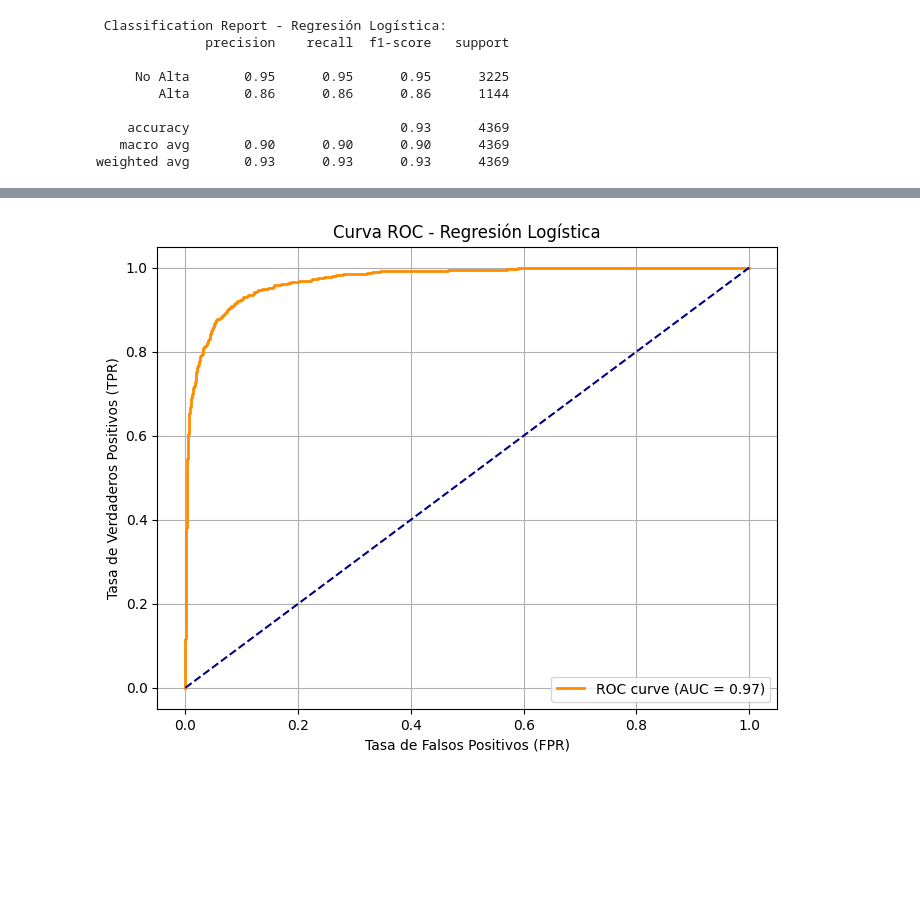
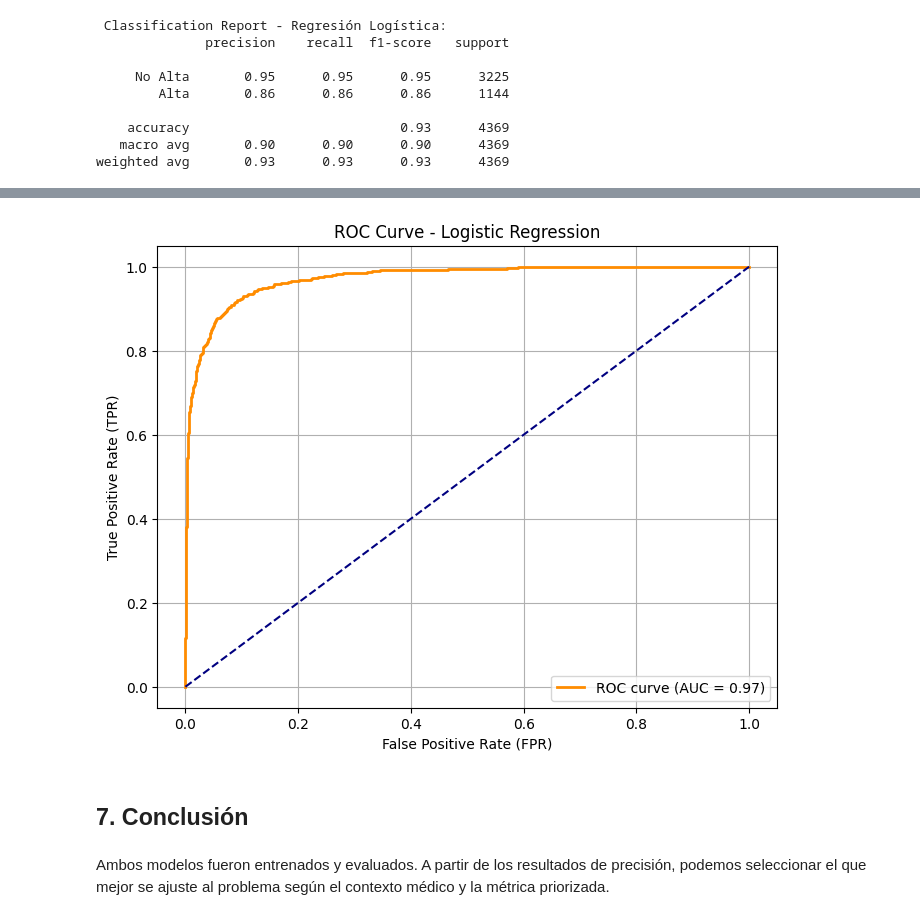
Before and after one commit to Miguestilinski/Proyecto1AM, a Jupyter notebook: Proyecto1.ipynb, the cells around one changed output, grey strips where cells are left out. Drawn from its saved outputs; the diff is of its cells as text; code cells hidden in the pictures; blank space fills up the shorter version.

```diff
--- a/Proyecto1.ipynb
+++ b/Proyecto1.ipynb
@@ -118,7 +130,4 @@ Name: proportion, dtype: float64
 # %%
-# Cargar archivo
-df = pd.read_csv('dataset_elpino.csv', delimiter=';')
-
 # Extraer código numérico del GRD y severidad
 df['GRD_codigo'] = df['GRD'].astype(str).str.extract(r'(\d+)', expand=False)
 df['Severidad'] = df['GRD_codigo'].str[-1]
@@ -207,7 +234,4 @@ plt.show()
 # %%
-# Cargar archivo
-df = pd.read_csv('dataset_elpino.csv', delimiter=';')
-
 # Procesar severidad
 df['GRD_codigo'] = df['GRD'].astype(str).str.extract(r'(\d+)', expand=False)
 df['Severidad'] = df['GRD_codigo'].str[-1]
@@ -250,7 +274,7 @@ X_train, X_test, y_train, y_test = train_test_split(X, y, test_size=0.3, random_
 # Entrenar
 pipeline.fit(X_train, y_train)
 
-# 🔁 Predicción con ajuste de umbral
+# Predicción con ajuste de umbral
 y_proba = pipeline.predict_proba(X_test)[:, 1]
 threshold = 0.35  # Se puede probar con 0.25, 0.35, etc.
 y_pred_custom = (y_proba >= threshold).astype(int)
@@ -258,7 +282,6 @@ y_pred_custom = (y_proba >= threshold).astype(int)
 # Resultados
 print("Classification Report random forest (umbral ajustado):")
 print(classification_report(y_test, y_pred_custom, target_names=['No Alta', 'Alta']))
-print("Matriz de confusión:\n", confusion_matrix(y_test, y_pred_custom))
 # %% [output]
 Classification Report random forest (umbral ajustado):
               precision    recall  f1-score   support
@@ -363,20 +419,24 @@ weighted avg       0.93      0.93      0.93      4369
 # %%
 # Probabilidades del modelo para la clase 'Alta'
 y_scores = pipeline.predict_proba(X_test)[:, 1]
 
 # Curva ROC
 fpr, tpr, thresholds = roc_curve(y_test, y_scores)
 roc_auc = roc_auc_score(y_test, y_scores)
 
 # Graficar
 plt.figure(figsize=(8, 6))
 plt.plot(fpr, tpr, color='darkorange', lw=2, label=f'ROC curve (AUC = {roc_auc:.2f})')
 plt.plot([0, 1], [0, 1], color='navy', linestyle='--')
-plt.xlabel('Tasa de Falsos Positivos (FPR)')
-plt.ylabel('Tasa de Verdaderos Positivos (TPR)')
-plt.title('Curva ROC - Regresión Logística')
+plt.xlabel('False Positive Rate (FPR)')
+plt.ylabel('True Positive Rate (TPR)')
+plt.title('ROC Curve - Logistic Regression')
 plt.legend(loc="lower right")
 plt.grid(True)
 plt.show()
 # %% [output]
-[figure, old version]
+[figure, new version]
+# %% [markdown]
+## 7. Conclusión
+# %% [markdown]
+Ambos modelos fueron entrenados y evaluados. A partir de los resultados de precisión, podemos seleccionar el que mejor se ajuste al problema según el contexto médico y la métrica priorizada.
```
Also changed, not shown: parts of 15 cells of this notebook.
